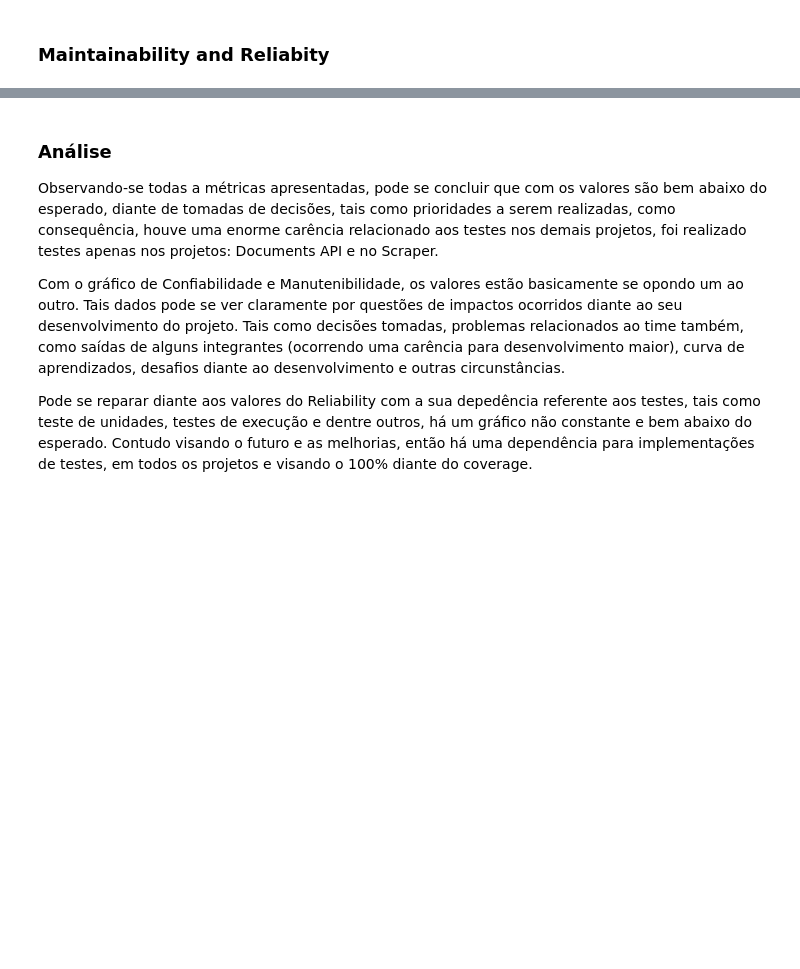
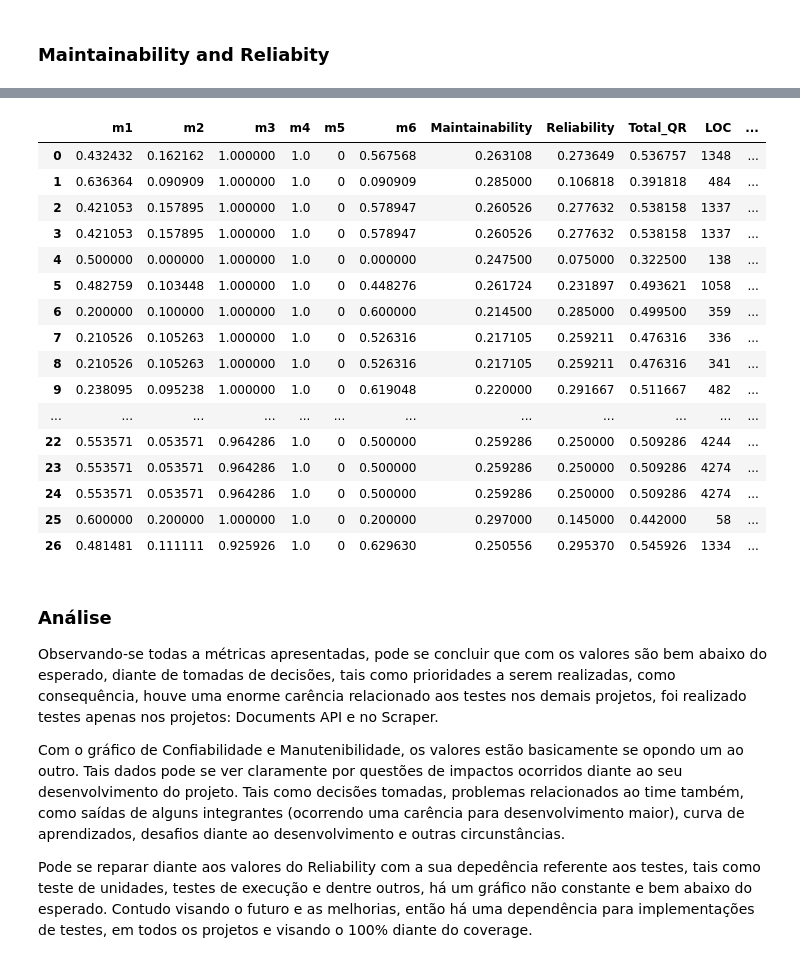
Before and after one commit to fga-eps-mds/2021.1-PCT-Docs, a Jupyter notebook: analytics-notebooks/analytics.ipynb, the cells around one changed output, grey strips where cells are left out. Drawn from its saved outputs; the diff is of its cells as text; code cells hidden in the pictures; blank space fills up the shorter version.

```diff
--- a/analytics-notebooks/analytics.ipynb
+++ b/analytics-notebooks/analytics.ipynb
@@ -638,3 +980,39 @@ metrics_df
+# %%
+metrics_final_df = pd.concat([scraper_metrics, documentsapi_metrics, mltraining_metrics, frontend_metrics], ignore_index=True)
+metrics_final_df.drop('Reliability', axis=1, inplace=True)
+metrics_final_df.drop('maintainability', axis=1, inplace=True)
+metrics_final_df.insert(6, 'Maintainability', metrics_final_df['code_quality'] * pc1)
+metrics_final_df.insert(7, 'Reliability', metrics_final_df['testing_status'] * pc2)
+metrics_final_df.insert(8, 'Total_QR', metrics_final_df['Maintainability'] + metrics_final_df['Reliability'])
+metrics_final_df.insert(9, 'LOC', metrics_final_df['ncloc'])
+metrics_final_df.insert(10, 'Repository', metrics_final_df['repository'])
+metrics_final_df.insert(11, 'Version', metrics_final_df['version'])
+metrics_final_df.drop('ncloc', axis=1, inplace=True)
+metrics_final_df.drop('repository', axis=1, inplace=True)
+metrics_final_df.drop('code_quality', axis=1, inplace=True)
+metrics_final_df.drop('testing_status', axis=1, inplace=True)
+metrics_final_df.drop('version', axis=1, inplace=True)
+metrics_final_df['Data'] = metrics_final_df['Version']
+# %%
+metrics_final_df
+# %% [output]
+|  | m1 | m2 | m3 | m4 | m5 | m6 | Maintainability | Reliability | Total_QR | LOC | ... |
+| 0 | 0.432432 | 0.162162 | 1.000000 | 1.0 | 0 | 0.567568 | 0.263108 | 0.273649 | 0.536757 | 1348 | ... |
+| 1 | 0.636364 | 0.090909 | 1.000000 | 1.0 | 0 | 0.090909 | 0.285000 | 0.106818 | 0.391818 | 484 | ... |
+| 2 | 0.421053 | 0.157895 | 1.000000 | 1.0 | 0 | 0.578947 | 0.260526 | 0.277632 | 0.538158 | 1337 | ... |
+| 3 | 0.421053 | 0.157895 | 1.000000 | 1.0 | 0 | 0.578947 | 0.260526 | 0.277632 | 0.538158 | 1337 | ... |
+| 4 | 0.500000 | 0.000000 | 1.000000 | 1.0 | 0 | 0.000000 | 0.247500 | 0.075000 | 0.322500 | 138 | ... |
+| 5 | 0.482759 | 0.103448 | 1.000000 | 1.0 | 0 | 0.448276 | 0.261724 | 0.231897 | 0.493621 | 1058 | ... |
+| 6 | 0.200000 | 0.100000 | 1.000000 | 1.0 | 0 | 0.600000 | 0.214500 | 0.285000 | 0.499500 | 359 | ... |
+| 7 | 0.210526 | 0.105263 | 1.000000 | 1.0 | 0 | 0.526316 | 0.217105 | 0.259211 | 0.476316 | 336 | ... |
+| 8 | 0.210526 | 0.105263 | 1.000000 | 1.0 | 0 | 0.526316 | 0.217105 | 0.259211 | 0.476316 | 341 | ... |
+| 9 | 0.238095 | 0.095238 | 1.000000 | 1.0 | 0 | 0.619048 | 0.220000 | 0.291667 | 0.511667 | 482 | ... |
+| ... | ... | ... | ... | ... | ... | ... | ... | ... | ... | ... | ... |
+| 22 | 0.553571 | 0.053571 | 0.964286 | 1.0 | 0 | 0.500000 | 0.259286 | 0.250000 | 0.509286 | 4244 | ... |
+| 23 | 0.553571 | 0.053571 | 0.964286 | 1.0 | 0 | 0.500000 | 0.259286 | 0.250000 | 0.509286 | 4274 | ... |
+| 24 | 0.553571 | 0.053571 | 0.964286 | 1.0 | 0 | 0.500000 | 0.259286 | 0.250000 | 0.509286 | 4274 | ... |
+| 25 | 0.600000 | 0.200000 | 1.000000 | 1.0 | 0 | 0.200000 | 0.297000 | 0.145000 | 0.442000 | 58 | ... |
+| 26 | 0.481481 | 0.111111 | 0.925926 | 1.0 | 0 | 0.629630 | 0.250556 | 0.295370 | 0.545926 | 1334 | ... |
 # %% [markdown]
 ### Análise
 
```
Also changed, not shown: parts of 52 cells of this notebook, 2 other files.
